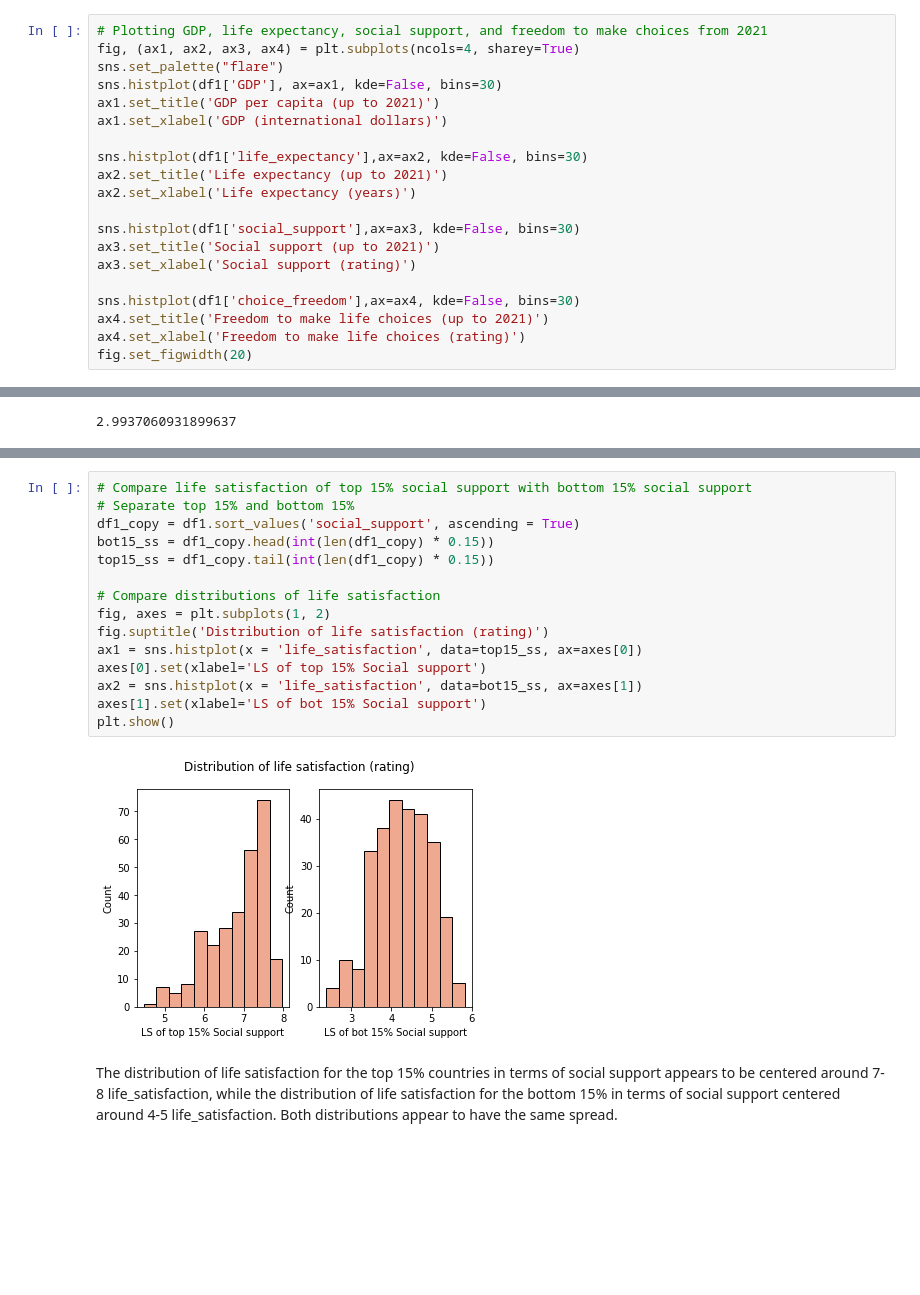
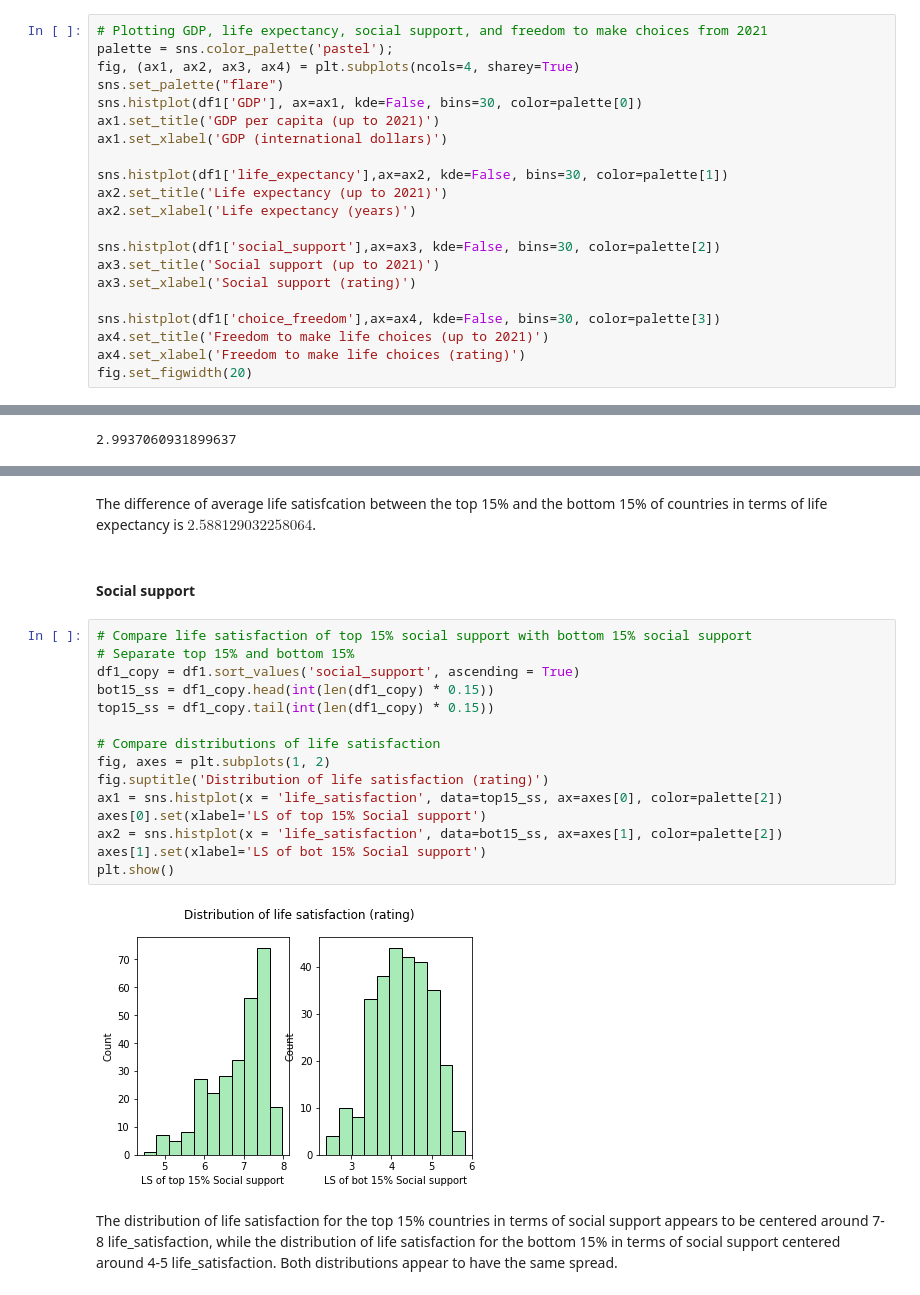
Before and after one commit to alanlwang1/COGS108_Final, a Jupyter notebook: FinalProject_group036.ipynb, the cells around one changed output, grey strips where cells are left out. Saved outputs shown, nothing was run; the diff lists cells and outputs as text; blank space fills up the shorter version.

Commit message:
reorganize sections, add colors for viz

```diff
--- a/FinalProject_group036.ipynb
+++ b/FinalProject_group036.ipynb
@@ -190,20 +186,21 @@ Because df2 only lacks the data from year 2021, there isn't much of a difference
 # %%
 # Plotting GDP, life expectancy, social support, and freedom to make choices from 2021
+palette = sns.color_palette('pastel');
 fig, (ax1, ax2, ax3, ax4) = plt.subplots(ncols=4, sharey=True)
 sns.set_palette("flare")
-sns.histplot(df1['GDP'], ax=ax1, kde=False, bins=30)
+sns.histplot(df1['GDP'], ax=ax1, kde=False, bins=30, color=palette[0])
 ax1.set_title('GDP per capita (up to 2021)')
 ax1.set_xlabel('GDP (international dollars)')
 
-sns.histplot(df1['life_expectancy'],ax=ax2, kde=False, bins=30)
+sns.histplot(df1['life_expectancy'],ax=ax2, kde=False, bins=30, color=palette[1])
 ax2.set_title('Life expectancy (up to 2021)')
 ax2.set_xlabel('Life expectancy (years)')
 
-sns.histplot(df1['social_support'],ax=ax3, kde=False, bins=30)
+sns.histplot(df1['social_support'],ax=ax3, kde=False, bins=30, color=palette[2])
 ax3.set_title('Social support (up to 2021)')
 ax3.set_xlabel('Social support (rating)')
 
-sns.histplot(df1['choice_freedom'],ax=ax4, kde=False, bins=30)
+sns.histplot(df1['choice_freedom'],ax=ax4, kde=False, bins=30, color=palette[3])
 ax4.set_title('Freedom to make life choices (up to 2021)')
 ax4.set_xlabel('Freedom to make life choices (rating)')
 fig.set_figwidth(20)
@@ -646,20 +726,24 @@ The difference of average life satisfaction between the top 15% and the bottom 1
+# %% [markdown]
+The difference of average life satisfcation between the top 15% and the bottom 15% of countries in terms of life expectancy is $2.588129032258064$.
+# %% [markdown]
+#### Social support
 # %%
 # Compare life satisfaction of top 15% social support with bottom 15% social support
 # Separate top 15% and bottom 15%
 df1_copy = df1.sort_values('social_support', ascending = True)
 bot15_ss = df1_copy.head(int(len(df1_copy) * 0.15))
 top15_ss = df1_copy.tail(int(len(df1_copy) * 0.15))
 
 # Compare distributions of life satisfaction
 fig, axes = plt.subplots(1, 2)
 fig.suptitle('Distribution of life satisfaction (rating)')
-ax1 = sns.histplot(x = 'life_satisfaction', data=top15_ss, ax=axes[0])
+ax1 = sns.histplot(x = 'life_satisfaction', data=top15_ss, ax=axes[0], color=palette[2])
 axes[0].set(xlabel='LS of top 15% Social support')
-ax2 = sns.histplot(x = 'life_satisfaction', data=bot15_ss, ax=axes[1])
+ax2 = sns.histplot(x = 'life_satisfaction', data=bot15_ss, ax=axes[1], color=palette[2])
 axes[1].set(xlabel='LS of bot 15% Social support')
 plt.show()
 # %% [output]
-[figure, old version]
+[figure, new version]
 # %% [markdown]
 The distribution of life satisfaction for the top 15% countries in terms of social support appears to be centered around 7-8 life_satisfaction, while the distribution of life satisfaction for the bottom 15% in terms of social support centered around 4-5 life_satisfaction. Both distributions appear to have the same spread.
 # %%
```
Also changed, not shown: parts of 73 cells of this notebook.
